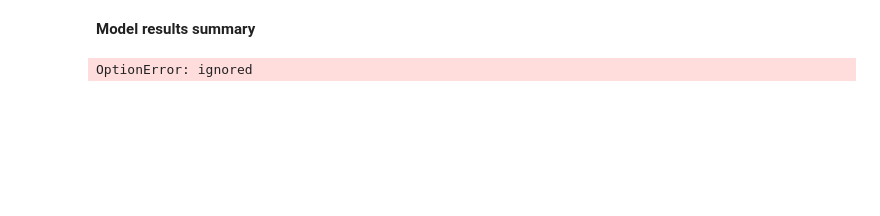
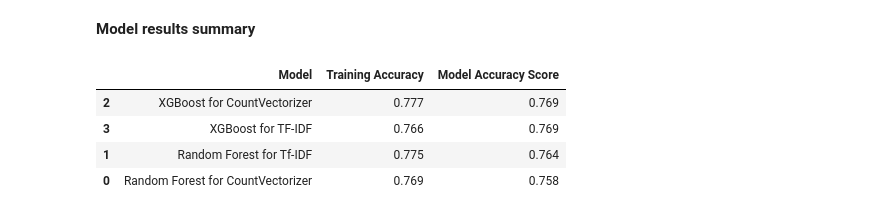
Before and after one commit to Ajitesh-Sai/Twitter_Financial_News_Classification, a Jupyter notebook: Twitter_Financial_News_Classification.ipynb, the cells around one changed output. Cells and saved outputs as stored; diff of their text form; code cells hidden in the pictures; blank space fills up the shorter version.

```diff
--- a/Twitter_Financial_News_Classification.ipynb
+++ b/Twitter_Financial_News_Classification.ipynb
@@ -670,18 +672,22 @@ weighted avg       0.77      0.76      0.76      4117
 # %%
 #conclusion on models
 models = pd.DataFrame({
     'Model':
     ['Random Forest for CountVectorizer','Random Forest for Tf-IDF',
      'XGBoost for CountVectorizer','XGBoost for TF-IDF'],
 
     'Training Accuracy':
     [cv_rf_train_accuracy, tfidf_rf_train_accuracy, cv_xgb_train_accuracy,tfidf_xgb_train_accuracy],
 
     'Model Accuracy Score':
     [cv_rf_test_accuracy,tfidf_rf_test_accuracy,cv_xgb_test_accuracy, tfidf_xgb_test_accuracy]
 })
 
-pd.set_option('precision',3)
+pd.set_option('display.float_format', '{:.3f}'.format)
 models.sort_values(by='Model Accuracy Score', ascending=False)
 # %% [output]
-OptionError: ignored
+|  | Model | Training Accuracy | Model Accuracy Score |
+| 2 | XGBoost for CountVectorizer | 0.777 | 0.769 |
+| 3 | XGBoost for TF-IDF | 0.766 | 0.769 |
+| 1 | Random Forest for Tf-IDF | 0.775 | 0.764 |
+| 0 | Random Forest for CountVectorizer | 0.769 | 0.758 |
```
Also changed, not shown: parts of 13 cells of this notebook.
